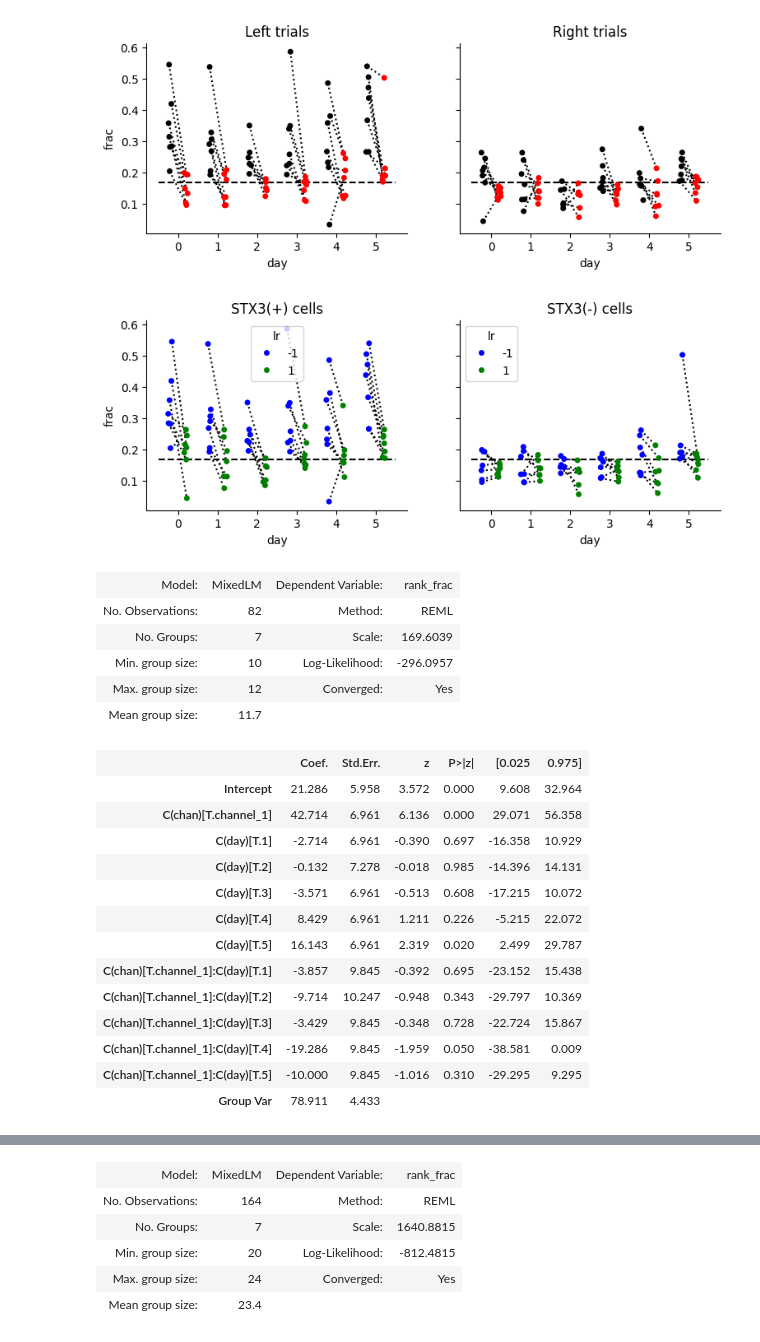
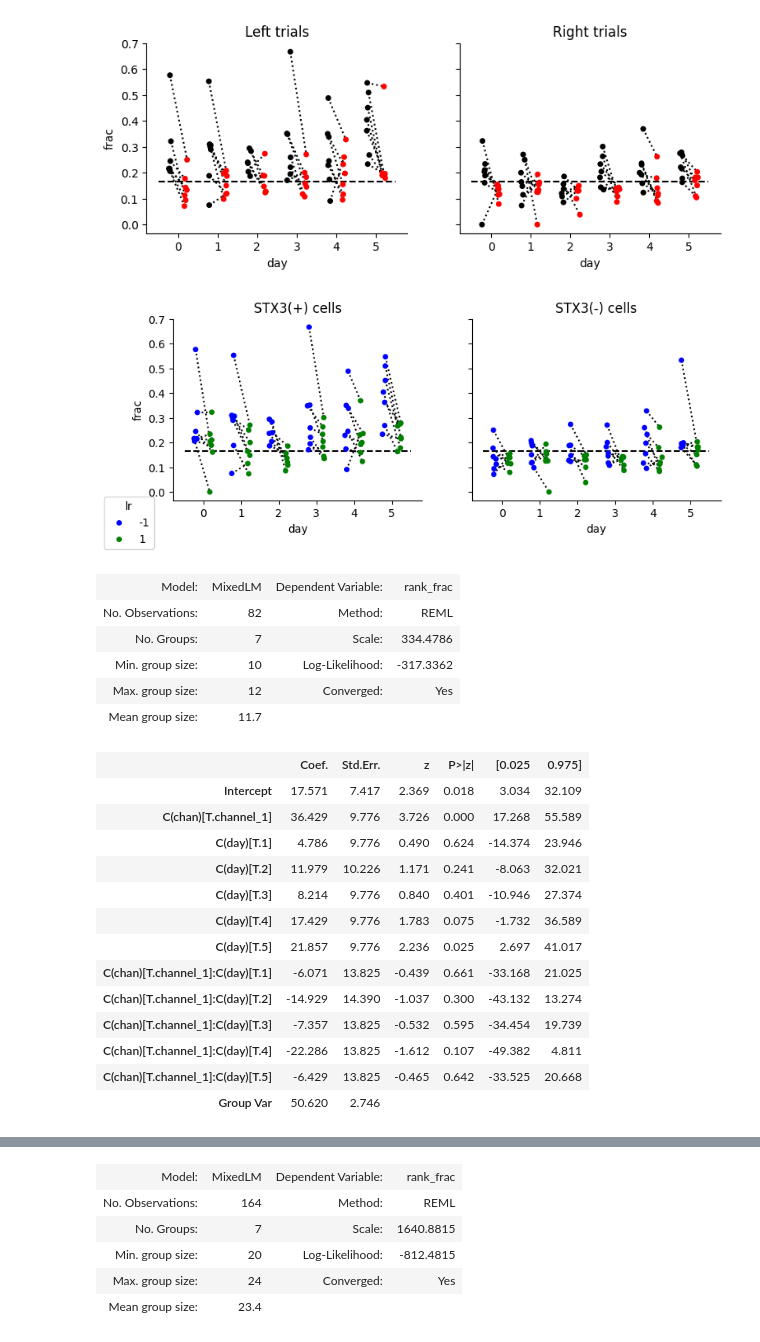
Before and after one commit to GiocomoLab/STX3KO_analyses, a Jupyter notebook: notebooks/figure4/reward_overrep_sparse.ipynb, the cells around one changed output, grey strips where cells are left out. Drawn from its saved outputs; the diff is of its cells as text; code cells hidden in the pictures.

```diff
--- a/notebooks/figure4/reward_overrep_sparse.ipynb
+++ b/notebooks/figure4/reward_overrep_sparse.ipynb
@@ -61,6 +45,6 @@ SparseKO_13
 # %%
 frac_cls = stx.reward_overrep.PeriRewardCellFrac_Sparse(sparse_mice,
                                                         np.arange(6),
-                                                        place_cell_only=False,
+                                                        place_cell_only=True,
                                                         ts_key='F_dff')
 # %% [output]
@@ -128,36 +112,41 @@ for a in ax:
     a.spines['right'].set_visible(False)
     a.hlines(5./30, -.5,5.5, linestyle='--', color='black')
 # %% [output]
-[figure, old version]
+[figure, new version]
 # %%
 df = frac_cls.df
 
 fig,ax = plt.subplots(1,2, figsize=[9,3], sharey=True)
 for i, (cond, color) in enumerate(zip(('channel_1','channel_0'), ['black', 'red'])):
+    if i==0:
+         legend = True
+    else:
+         legend = False
     ax[i] = sns.stripplot(data=df.loc[df['chan']==cond,:],
                 x='day',
                 y='frac',
                 hue='lr',
                 hue_order=(-1,1),
                 palette=['blue', 'green'],
                 # hue='cond',
                 # hue_order=('ctrl', 'ko'),
                 # palette=['black', 'red'],
                 dodge=True,
                 ax=ax[i],
-                legend=True)
+                legend=legend)
     for d in range(0,12,2):
             for (x0, y0), (x1, y1) in zip(ax[i].collections[d].get_offsets(), ax[i].collections[d+1].get_offsets()):
                 ax[i].plot([x0, x1], [y0, y1], color='black', ls=':', zorder=0)
 
+sns.move_legend(ax[0], "lower left", bbox_to_anchor=[-.3,-.3])
 ax[0].set_title("STX3(+) cells")
 ax[1].set_title("STX3(-) cells")
 for a in ax:
     a.spines['top'].set_visible(False)
     a.spines['right'].set_visible(False)
     a.hlines(5./30, -.5,5.5, linestyle='--', color='black')
 # %% [output]
-[figure, old version]
+[figure, new version]
 # %%
 # left trials
 df = frac_cls.df.copy()
@@ -174,24 +163,24 @@ res.summary()
 # %% [output]
 | Model: | MixedLM | Dependent Variable: | rank_frac |
 | No. Observations: | 82 | Method: | REML |
-| No. Groups: | 7 | Scale: | 169.6039 |
-| Min. group size: | 10 | Log-Likelihood: | -296.0957 |
+| No. Groups: | 7 | Scale: | 334.4786 |
+| Min. group size: | 10 | Log-Likelihood: | -317.3362 |
 | Max. group size: | 12 | Converged: | Yes |
 | Mean group size: | 11.7 |  |  |
 |  | Coef. | Std.Err. | z | P>|z| | [0.025 | 0.975] |
-| Intercept | 21.286 | 5.958 | 3.572 | 0.000 | 9.608 | 32.964 |
-| C(chan)[T.channel_1] | 42.714 | 6.961 | 6.136 | 0.000 | 29.071 | 56.358 |
-| C(day)[T.1] | -2.714 | 6.961 | -0.390 | 0.697 | -16.358 | 10.929 |
-| C(day)[T.2] | -0.132 | 7.278 | -0.018 | 0.985 | -14.396 | 14.131 |
-| C(day)[T.3] | -3.571 | 6.961 | -0.513 | 0.608 | -17.215 | 10.072 |
-| C(day)[T.4] | 8.429 | 6.961 | 1.211 | 0.226 | -5.215 | 22.072 |
-| C(day)[T.5] | 16.143 | 6.961 | 2.319 | 0.020 | 2.499 | 29.787 |
-| C(chan)[T.channel_1]:C(day)[T.1] | -3.857 | 9.845 | -0.392 | 0.695 | -23.152 | 15.438 |
-| C(chan)[T.channel_1]:C(day)[T.2] | -9.714 | 10.247 | -0.948 | 0.343 | -29.797 | 10.369 |
-| C(chan)[T.channel_1]:C(day)[T.3] | -3.429 | 9.845 | -0.348 | 0.728 | -22.724 | 15.867 |
-| C(chan)[T.channel_1]:C(day)[T.4] | -19.286 | 9.845 | -1.959 | 0.050 | -38.581 | 0.009 |
-| C(chan)[T.channel_1]:C(day)[T.5] | -10.000 | 9.845 | -1.016 | 0.310 | -29.295 | 9.295 |
-| Group Var | 78.911 | 4.433 |  |  |  |  |
+| Intercept | 17.571 | 7.417 | 2.369 | 0.018 | 3.034 | 32.109 |
+| C(chan)[T.channel_1] | 36.429 | 9.776 | 3.726 | 0.000 | 17.268 | 55.589 |
+| C(day)[T.1] | 4.786 | 9.776 | 0.490 | 0.624 | -14.374 | 23.946 |
+| C(day)[T.2] | 11.979 | 10.226 | 1.171 | 0.241 | -8.063 | 32.021 |
+| C(day)[T.3] | 8.214 | 9.776 | 0.840 | 0.401 | -10.946 | 27.374 |
+| C(day)[T.4] | 17.429 | 9.776 | 1.783 | 0.075 | -1.732 | 36.589 |
+| C(day)[T.5] | 21.857 | 9.776 | 2.236 | 0.025 | 2.697 | 41.017 |
+| C(chan)[T.channel_1]:C(day)[T.1] | -6.071 | 13.825 | -0.439 | 0.661 | -33.168 | 21.025 |
+| C(chan)[T.channel_1]:C(day)[T.2] | -14.929 | 14.390 | -1.037 | 0.300 | -43.132 | 13.274 |
+| C(chan)[T.channel_1]:C(day)[T.3] | -7.357 | 13.825 | -0.532 | 0.595 | -34.454 | 19.739 |
+| C(chan)[T.channel_1]:C(day)[T.4] | -22.286 | 13.825 | -1.612 | 0.107 | -49.382 | 4.811 |
+| C(chan)[T.channel_1]:C(day)[T.5] | -6.429 | 13.825 | -0.465 | 0.642 | -33.525 | 20.668 |
+| Group Var | 50.620 | 2.746 |  |  |  |  |
 # %%
 # right trials
 df = frac_cls.df.copy()
```
Also changed, not shown: parts of 6 cells of this notebook, 15 other files.
